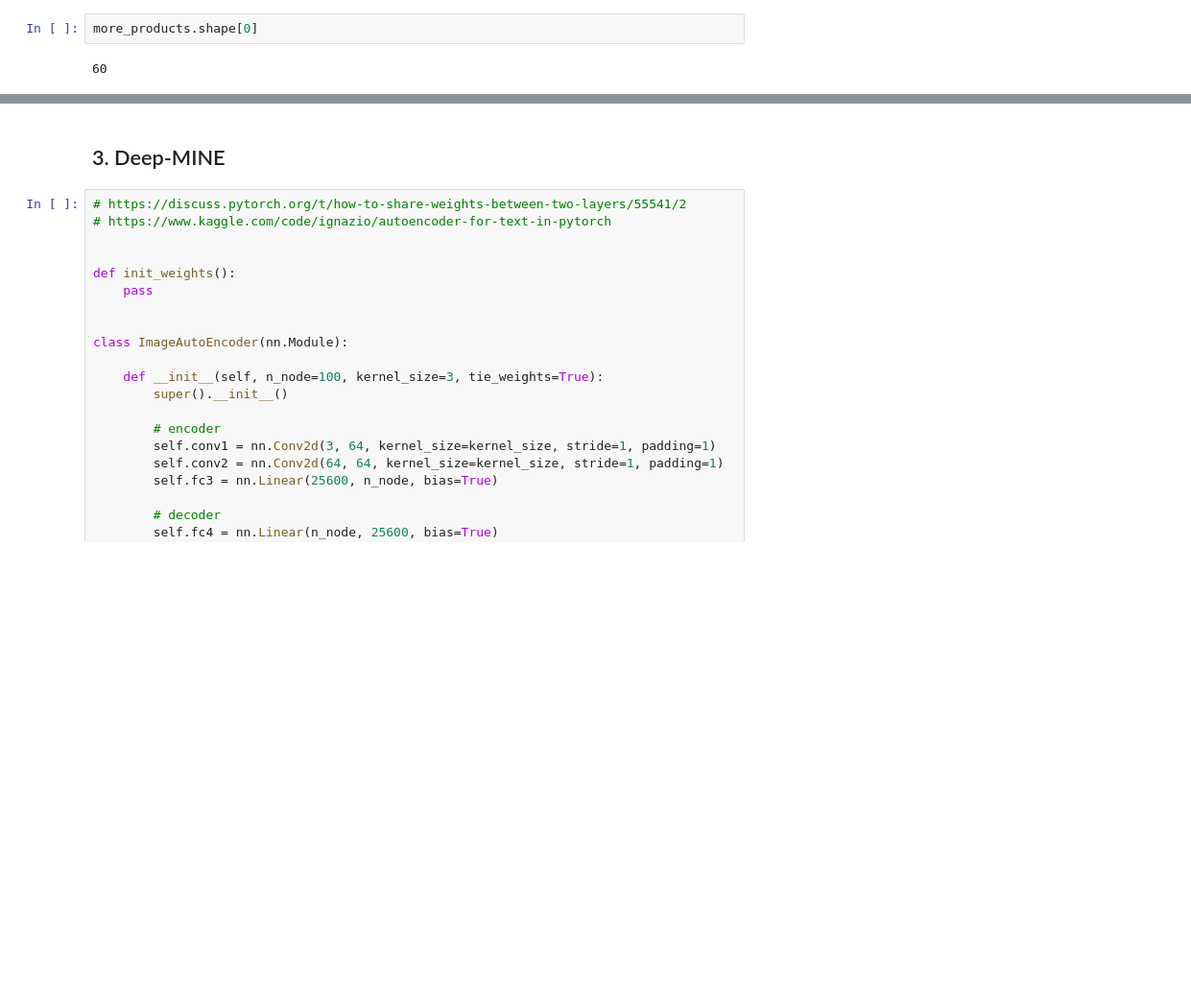
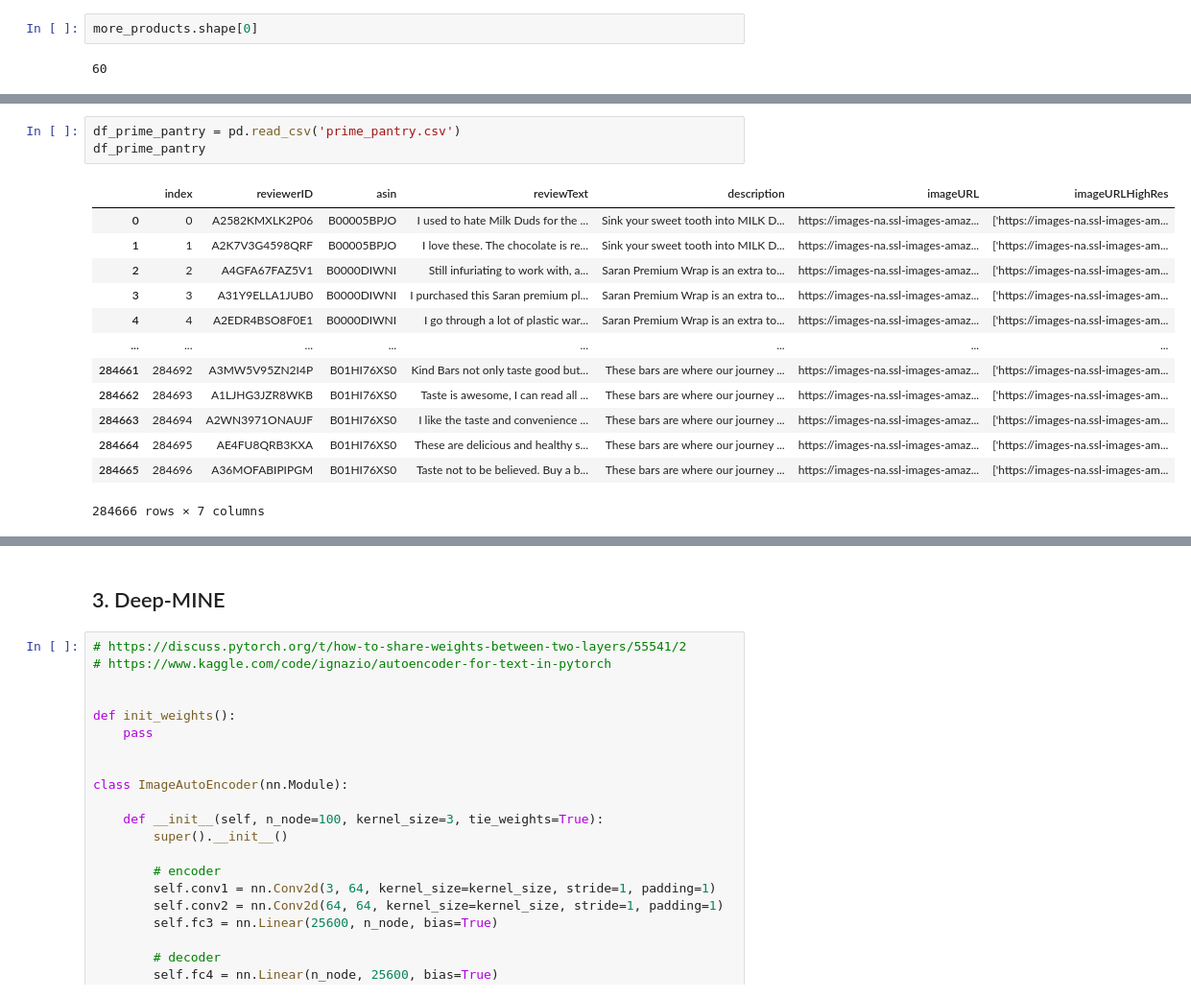
Before and after one commit to vichShir/deep-mine, a Jupyter notebook: Deep_MINE.ipynb, the cells around one changed output, grey strips where cells are left out. Shown: that part at 96% size. Saved outputs shown, nothing was run; the diff lists cells and outputs as text; blank space fills up the shorter version.

```diff
--- a/Deep_MINE.ipynb
+++ b/Deep_MINE.ipynb
@@ -267,0 +463,17 @@ df_prime_pantry
+# %%
+df_prime_pantry = pd.read_csv('prime_pantry.csv')
+df_prime_pantry
+# %% [output]
+|  | index | reviewerID | asin | reviewText | description | imageURL | imageURLHighRes |
+| 0 | 0 | A2582KMXLK2P06 | B00005BPJO | I used to hate Milk Duds for the ... | Sink your sweet tooth into MILK D... | https://images-na.ssl-images-amaz... | ['https://images-na.ssl-images-am... |
+| 1 | 1 | A2K7V3G4598QRF | B00005BPJO | I love these. The chocolate is re... | Sink your sweet tooth into MILK D... | https://images-na.ssl-images-amaz... | ['https://images-na.ssl-images-am... |
+| 2 | 2 | A4GFA67FAZ5V1 | B0000DIWNI | Still infuriating to work with, a... | Saran Premium Wrap is an extra to... | https://images-na.ssl-images-amaz... | ['https://images-na.ssl-images-am... |
+| 3 | 3 | A31Y9ELLA1JUB0 | B0000DIWNI | I purchased this Saran premium pl... | Saran Premium Wrap is an extra to... | https://images-na.ssl-images-amaz... | ['https://images-na.ssl-images-am... |
+| 4 | 4 | A2EDR4BSO8F0E1 | B0000DIWNI | I go through a lot of plastic war... | Saran Premium Wrap is an extra to... | https://images-na.ssl-images-amaz... | ['https://images-na.ssl-images-am... |
+| ... | ... | ... | ... | ... | ... | ... | ... |
+| 284661 | 284692 | A3MW5V95ZN2I4P | B01HI76XS0 | Kind Bars not only taste good but... | These bars are where our journey ... | https://images-na.ssl-images-amaz... | ['https://images-na.ssl-images-am... |
+| 284662 | 284693 | A1LJHG3JZR8WKB | B01HI76XS0 | Taste is awesome, I can read all ... | These bars are where our journey ... | https://images-na.ssl-images-amaz... | ['https://images-na.ssl-images-am... |
+| 284663 | 284694 | A2WN3971ONAUJF | B01HI76XS0 | I like the taste and convenience ... | These bars are where our journey ... | https://images-na.ssl-images-amaz... | ['https://images-na.ssl-images-am... |
+| 284664 | 284695 | AE4FU8QRB3KXA | B01HI76XS0 | These are delicious and healthy s... | These bars are where our journey ... | https://images-na.ssl-images-amaz... | ['https://images-na.ssl-images-am... |
+| 284665 | 284696 | A36MOFABIPIPGM | B01HI76XS0 | Taste not to be believed. Buy a b... | These bars are where our journey ... | https://images-na.ssl-images-amaz... | ['https://images-na.ssl-images-am... |
+284666 rows × 7 columns
```
Also changed, not shown: parts of 67 cells of this notebook.
